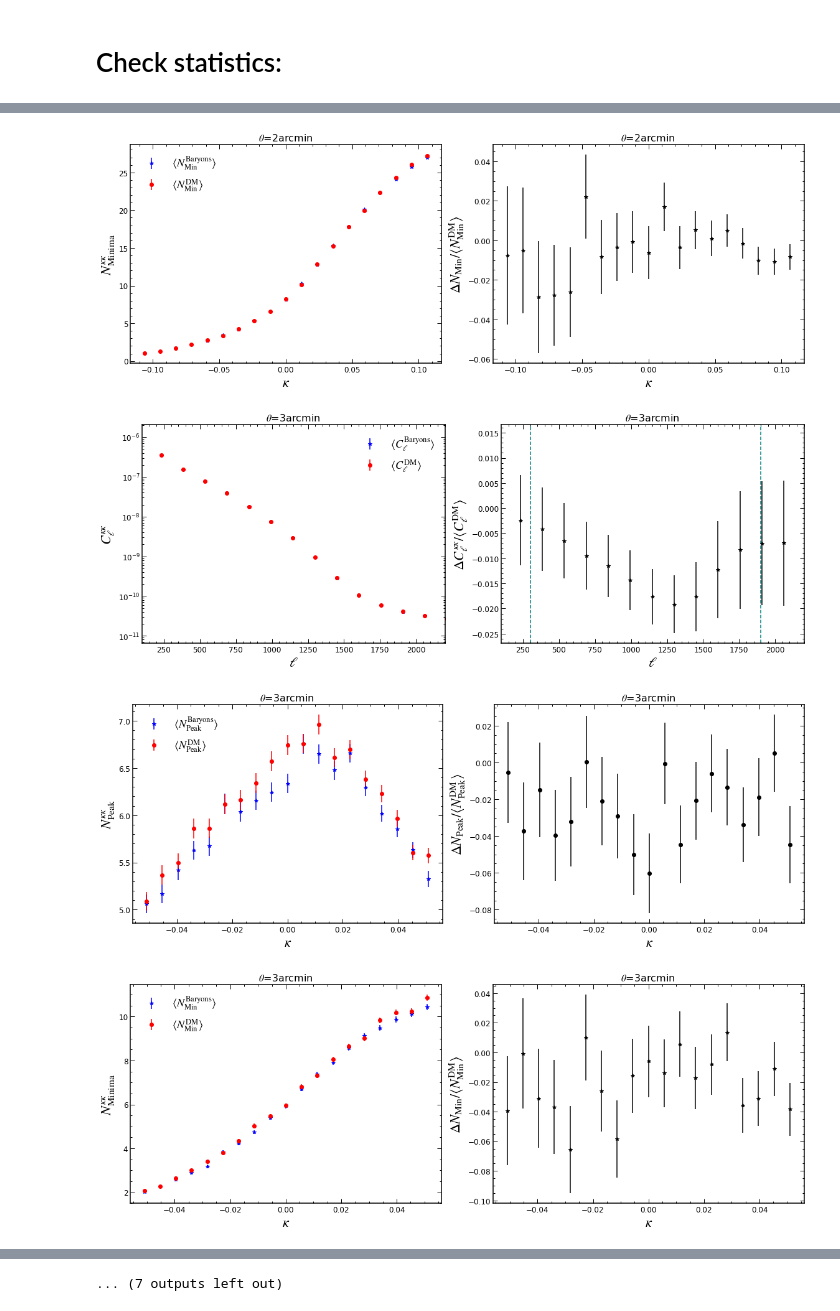
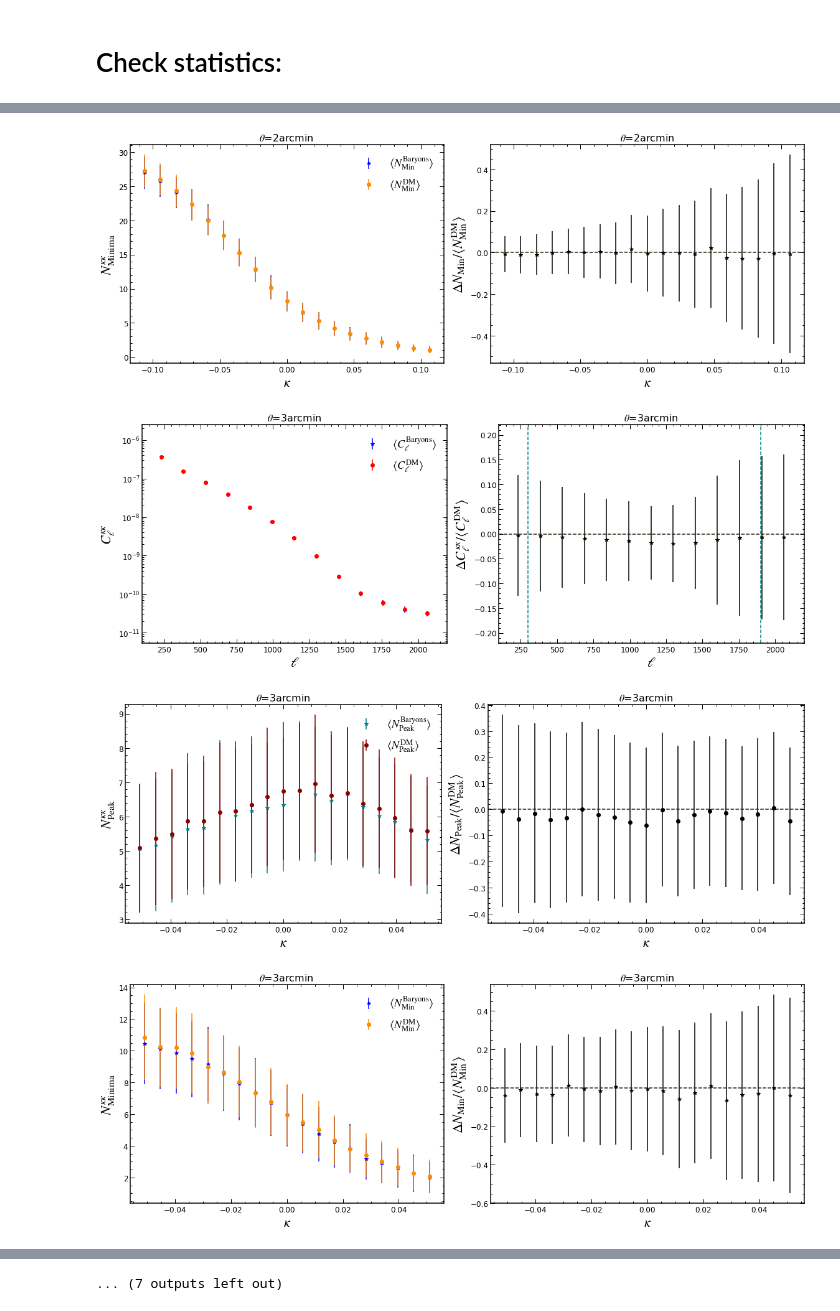
Before and after one commit to gantunesm/kappaTNG2HSC, a Jupyter notebook: notebooks/kappa_TNG_results.ipynb, the cells around one changed output, grey strips where cells are left out. Saved outputs shown, nothing was run; the diff lists cells and outputs as text; code cells hidden in the pictures.

Commit message:
corrected error bars by scaling the area

```diff
--- a/notebooks/kappa_TNG_results.ipynb
+++ b/notebooks/kappa_TNG_results.ipynb
@@ -51,8 +51,10 @@ plt.savefig('/home/gabriela/Documents/Pesquisa/kappaTNG2HSC/figures/comparison_r
 path_stats_h ='/home/gabriela/Documents/Pesquisa/NG_project/data/stats_TNG/stats_TNG_Hydro/'
 path_stats_d ='/home/gabriela/Documents/Pesquisa/NG_project/data/stats_TNG/stats_TNG_Dark/'
 zs = ['singlez']
-
-nsims = 1999
+std_scale = np.sqrt((137/25)**(-1))
+print(std_scale)
+nsims = 1#999
+#NEed to scale the std by the HSC area instead of nsims
 for zz in range(len(zs)):
     std_m = np.load('/home/gabriela/Documents/Pesquisa/NG_project/data/mean_std_fid_mocks/mean_std_wide12hallsmoothscales_'+zs[zz]+'.npy')
 
@@ -63,13 +65,13 @@ for zz in range(len(zs)):
 
     m_clee_d = [np.mean(clee_d[:,thetag,:], axis=0) for thetag in range(len(theta_smooth))]
     m_clee_h = [np.mean(clee_h[:,thetag,:], axis=0) for thetag in range(len(theta_smooth))]
-    cov_clee_d = [np.cov(clee_d[:,thetag,:].T) for thetag in range(len(theta_smooth))]
+    cov_clee_d = [ np.cov(clee_d[:,thetag,:].T) for thetag in range(len(theta_smooth))]
     cov_clee_h = [np.cov(clee_h[:,thetag,:].T) for thetag in range(len(theta_smooth))]
-    std_clee_d = [np.std(clee_d[:,thetag,:],axis=0) for thetag in range(len(theta_smooth))]/np.sqrt(nsims)
-    std_clee_h = [np.std(clee_h[:,thetag,:],axis=0) for thetag in range(len(theta_smooth))]/np.sqrt(nsims)
-    std_clee_total = [np.sqrt( (std_clee_d[thetag])**2 + (std_clee_h[thetag])**2) for thetag in range(len(theta_smooth))]
+    std_clee_d = [np.std(clee_d[:,thetag,:],axis=0)*std_scale for thetag in range(len(theta_smooth))]
+    std_clee_h = [np.std(clee_h[:,thetag,:],axis=0)*std_scale for thetag in range(len(theta_smooth))]
+#     std_clee_total = [np.sqrt( (std_clee_d[thetag])**2 + (std_clee_h[thetag])**2) for thetag in range(len(theta_smooth))]
 
-
+    std_clee_total =  std_clee_d
 
 
     peaks_d = np.load(path_stats_d+'peaks/peaks_allsmooths_allsims_'+zs[zz]+'.npy')
@@ -80,11 +82,14 @@ for zz in range(len(zs)):
     m_peaks_h = [np.mean(peaks_h[:,thetag,:], axis=0) for thetag in range(len(theta_smooth))]
     cov_peaks_d = [np.cov(peaks_d[:,thetag,:].T) for thetag in range(len(theta_smooth))]
     cov_peaks_h = [np.cov(peaks_h[:,thetag,:].T) for thetag in range(len(theta_smooth))]
-    std_peaks_d = [np.std(peaks_d[:,thetag,:],axis=0) for thetag in range(len(theta_smooth))]/np.sqrt(nsims)
-    std_peaks_h = [np.std(peaks_h[:,thetag,:],axis=0) for thetag in range(len(theta_smooth))]/np.sqrt(nsims)
 
-    std_peaks_total = [np.sqrt((std_peaks_d[thetag])**2 + (std_peaks_h[thetag])**2) for thetag in range(len(theta_smooth))]
 
+    #covariance should be scaled by (A/25 deg2)C(25deg)
+    std_peaks_d = [np.std(peaks_d[:,thetag,:],axis=0)*std_scale for thetag in range(len(theta_smooth))]
+    std_peaks_h = [np.std(peaks_h[:,thetag,:],axis=0)*std_scale for thetag in range(len(theta_smooth))]
+
+#     std_peaks_total = [np.sqrt((std_peaks_d[thetag])**2 + (std_peaks_h[thetag])**2) for thetag in range(len(theta_smooth))]
+    std_peaks_total = std_peaks_d
 
     min_d = np.load(path_stats_d+'minima/minima_allsmooths_allsims_'+zs[zz]+'.npy')
     min_h = np.load(path_stats_h+'minima/minima_allsmooths_allsims_'+zs[zz]+'.npy')
@@ -94,15 +99,16 @@ for zz in range(len(zs)):
     m_min_h = [np.mean(min_h[:,thetag,:], axis=0) for thetag in range(len(theta_smooth))]
     cov_min_d = [np.cov(min_d[:,thetag,:].T) for thetag in range(len(theta_smooth))]
     cov_min_h = [np.cov(min_h[:,thetag,:].T) for thetag in range(len(theta_smooth))]
-    std_min_d = [np.std(min_d[:,thetag,:],axis=0) for thetag in range(len(theta_smooth))]/np.sqrt(nsims)
-    std_min_h = [np.std(min_h[:,thetag,:],axis=0) for thetag in range(len(theta_smooth))]/np.sqrt(nsims)
+    std_min_d = [np.std(min_d[:,thetag,:],axis=0)*std_scale for thetag in range(len(theta_smooth))]
+    std_min_h = [np.std(min_h[:,thetag,:],axis=0)*std_scale for thetag in range(len(theta_smooth))]
 
-    std_min_total = [np.sqrt((std_min_d[thetag])**2 + (std_min_h[thetag])**2) for thetag in range(len(theta_smooth))]
+#     std_min_total = [np.sqrt((std_min_d[thetag])**2 + (std_min_h[thetag])**2) for thetag in range(len(theta_smooth))]
 
-
+    std_min_total = (std_min_d)
 
 
     print(np.shape(cov_clee_d))
+
     for tt in range(len(theta_smooth)):
         fig, (ax1, ax2) = plt.subplots(1, 2, figsize=(16,6))
         ax1.set_title(r'$\theta$='+str(theta_smooth[tt])+'arcmin ')
@@ -118,6 +124,7 @@ for zz in range(len(zs)):
         ax2.errorbar(ells_uncoupled, (m_clee_h[tt] - m_clee_d[tt])/m_clee_d[tt], std_clee_total[tt]/m_clee_d[tt],  fmt='*',color='k')
         ax2.set_ylabel(r'$\Delta C_{\ell}^{\kappa\kappa}/\langle C_{\ell}^{\rm DM}\rangle$')
         ax2.set_xlabel(r'$\ell$')
+        ax2.axhline(linestyle='dashed')
         ax2.axvline(300, color='teal',linestyle='--')
         ax2.axvline(1900, color='teal',linestyle='--')
         ax2.set_xlim(100,2200)
@@ -127,11 +134,13 @@ for zz in range(len(zs)):
 
         fig, (ax1, ax2) = plt.subplots(1, 2, figsize=(16,6))
         ax1.set_title(r'$\theta$='+str(theta_smooth[tt])+'arcmin ')
-        ax1.errorbar(np.linspace(-4,4,19)*std_m[tt], m_peaks_h[tt], std_peaks_h[tt], fmt='*',color='b',label=r'$\langle N_{\rm Peak}^{\rm Baryons}\rangle$')
-        ax1.errorbar(np.linspace(-4,4,19)*std_m[tt], m_peaks_d[tt],std_peaks_d[tt], fmt='o',color='r', label=r'$\langle  N_{\rm Peak}^{\rm DM}\rangle$')
+        ax1.errorbar(np.linspace(-4,4,19)*std_m[tt], m_peaks_h[tt], std_peaks_h[tt], fmt='*',color='teal',label=r'$\langle N_{\rm Peak}^{\rm Baryons}\rangle$')
+        ax1.errorbar(np.linspace(-4,4,19)*std_m[tt], m_peaks_d[tt],std_peaks_d[tt], fmt='o',color='darkred', label=r'$\langle  N_{\rm Peak}^{\rm DM}\rangle$')
         ax1.legend(fontsize=18)
         ax1.set_ylabel(r'$ N_{\rm Peak}^{\kappa\kappa}$')
         ax1.set_xlabel(r'$\kappa$')
+        ax2.axhline(linestyle='dashed')
+
         ax2.set_title(r'$\theta$='+str(theta_smooth[tt])+'arcmin ')
         ax2.errorbar(np.linspace(-4,4,19)*std_m[tt], (m_peaks_h[tt]-m_peaks_d[tt])/m_peaks_d[tt], std_peaks_total[tt]/m_peaks_d[tt], fmt='o',color='k')
 #         ax2.plot(np.linspace(-4,4,19)*std_m[tt], m_peaks_h[tt]/m_peaks_d[tt] ,'*',color='k')
@@ -144,14 +153,15 @@ for zz in range(len(zs)):
 
         fig, (ax1, ax2) = plt.subplots(1, 2, figsize=(16,6))
         ax1.set_title(r'$\theta$='+str(theta_smooth[tt])+'arcmin ')
-        ax1.errorbar(np.linspace(-4,4,19)*std_m[tt], m_min_h[tt], std_min_h[tt], fmt='*',color='b',label=r'$\langle N_{\rm Min}^{\rm Baryons}\rangle$')
-        ax1.errorbar(np.linspace(-4,4,19)*std_m[tt], m_min_d[tt], std_min_d[tt], fmt='o',color='r', label=r'$\langle  N_{\rm Min}^{\rm DM}\rangle$')
+        ax1.errorbar(-1*np.linspace(-4,4,19)*std_m[tt], m_min_h[tt], std_min_h[tt], fmt='*',color='b',label=r'$\langle N_{\rm Min}^{\rm Baryons}\rangle$')
+        ax1.errorbar(-1*np.linspace(-4,4,19)*std_m[tt], m_min_d[tt], std_min_d[tt], fmt='o',color='darkorange', label=r'$\langle  N_{\rm Min}^{\rm DM}\rangle$')
         ax1.legend(fontsize=18)
+        ax2.axhline(linestyle='dashed')
         ax1.set_ylabel(r'$ N_{\rm Minima}^{\kappa\kappa}$')
         ax1.set_xlabel(r'$\kappa$')
         ax2.set_title(r'$\theta$='+str(theta_smooth[tt])+'arcmin ')
 #         ax1.errorbar(ells_uncoupled, m_clee_h[tt], std_clee_h[tt], fmt='o',color='r',label='Baryons')
-        ax2.errorbar(np.linspace(-4,4,19)*std_m[tt], (m_min_h[tt]-m_min_d[tt])/m_min_d[tt], std_min_total[tt]/m_min_d[tt],fmt='*', color='k' )
+        ax2.errorbar(-1*np.linspace(-4,4,19)*std_m[tt], (m_min_h[tt]-m_min_d[tt])/m_min_d[tt], std_min_total[tt]/m_min_d[tt],fmt='*', color='k' )
 #         ax2.plot(np.linspace(-4,4,19)*std_m[tt], m_min_h[tt]/m_min_d[tt] ,'*',color='k')
         ax2.set_ylabel(r'$\Delta N_{\rm Min}/\langle  N_{\rm Min}^{\rm DM}\rangle$')
         ax2.set_xlabel(r'$\kappa$')
@@ -167,4 +178,4 @@ for zz in range(len(zs)):
-[figure, old version]
+[figure, new version]
-[figure, old version]
+[figure, new version]
-[figure, old version]
+[figure, new version]
-[figure, old version]
+[figure, new version]
```
Also changed, not shown: parts of 1 cell of this notebook.
